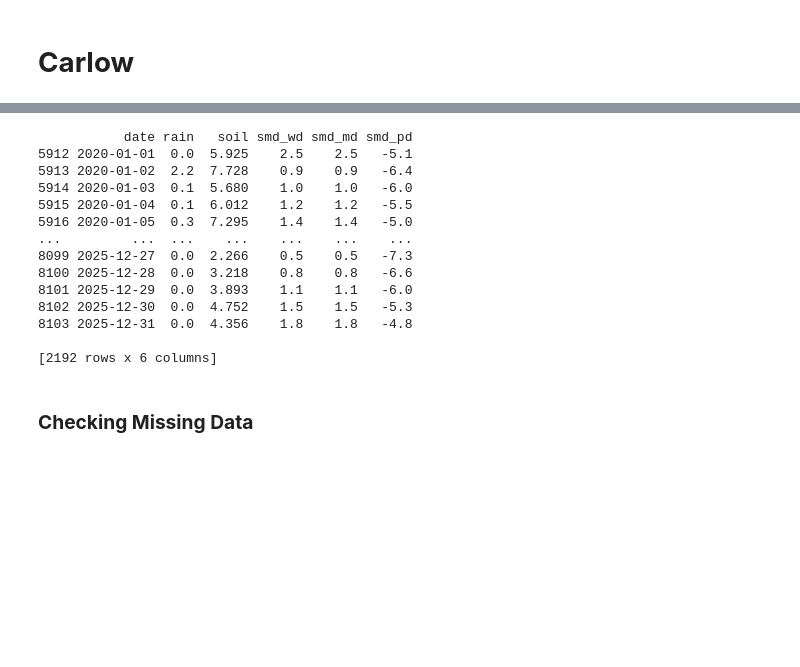
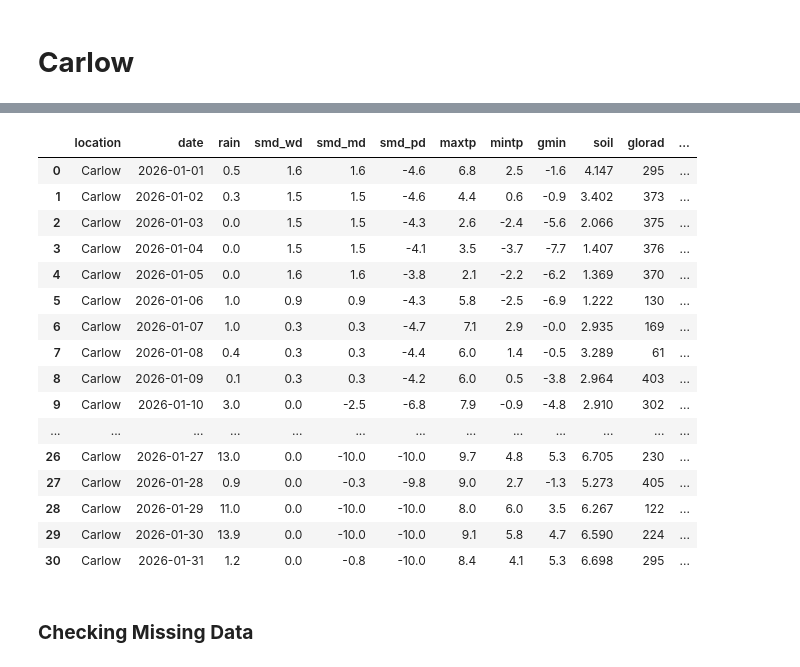
Before and after one commit to RYEONGRYEONG/NORA, a Jupyter notebook: notebooks/Project.ipynb, the cells around one changed output, grey strips where cells are left out. Drawn from its saved outputs; the diff is of its cells as text; code cells hidden in the pictures; blank space fills up the shorter version.

```diff
--- a/notebooks/Project.ipynb
+++ b/notebooks/Project.ipynb
@@ -31,2 +39,4 @@ df = pd.read_csv(file_path, skiprows=24)
 # %%
 df['date'] = pd.to_datetime(df['date'])
+df2026['date'] = pd.to_datetime(df2026['date'])
+print(df2026)
@@ -39,25 +69,36 @@ end_date = '2025-12-31'
 carlow_rain_recent = (df['date'] >= start_date) & (df['date'] <= end_date)
 # %%
 carlow_filtered = df.loc[carlow_rain_recent]
-# %%
-carlow_filtered = carlow_filtered[['date', 'rain', 'soil', 'smd_wd', 'smd_md', 'smd_pd']]
-# %%
-print(carlow_filtered)
-# %% [output]
-           date rain   soil smd_wd smd_md smd_pd
-5912 2020-01-01  0.0  5.925    2.5    2.5   -5.1
-5913 2020-01-02  2.2  7.728    0.9    0.9   -6.4
-5914 2020-01-03  0.1  5.680    1.0    1.0   -6.0
-5915 2020-01-04  0.1  6.012    1.2    1.2   -5.5
-5916 2020-01-05  0.3  7.295    1.4    1.4   -5.0
-...         ...  ...    ...    ...    ...    ...
-8099 2025-12-27  0.0  2.266    0.5    0.5   -7.3
-8100 2025-12-28  0.0  3.218    0.8    0.8   -6.6
-8101 2025-12-29  0.0  3.893    1.1    1.1   -6.0
-8102 2025-12-30  0.0  4.752    1.5    1.5   -5.3
-8103 2025-12-31  0.0  4.356    1.8    1.8   -4.8
-
-[2192 rows x 6 columns]
+# %%
+carlow_filtered = carlow_filtered[['date', 'rain', 'smd_wd', 'smd_md', 'smd_pd', 'maxtp', 'mintp', 'gmin', 'soil', 'glorad', 'cbl', 'pe', 'evap', 'wdsp', 'hm', 'ddhm', 'hg', 'ind']]
+carlow_filtered_2026 = df2026[['date', 'rain', 'smd_wd', 'smd_md', 'smd_pd', 'maxtp', 'mintp', 'gmin', 'soil', 'glorad', 'cbl', 'pe', 'evap', 'wdsp', 'hm', 'ddhm', 'hg', 'ind']]
+# %%
+carlow_filtered['location'] = 'Carlow'
+carlow_filtered_2026['location'] = 'Carlow'
+# %%
+cols = ['location'] + [c for c in carlow_filtered.columns if c != 'location']
+cols2 = ['location'] + [c for c in carlow_filtered_2026.columns if c != 'location']
+carlow_filtered = carlow_filtered[cols]
+carlow_filtered_2026 = carlow_filtered_2026[cols2]
+carlow_filtered_2026
+# %% [output]
+|  | location | date | rain | smd_wd | smd_md | smd_pd | maxtp | mintp | gmin | soil | glorad | ... |
+| 0 | Carlow | 2026-01-01 | 0.5 | 1.6 | 1.6 | -4.6 | 6.8 | 2.5 | -1.6 | 4.147 | 295 | ... |
+| 1 | Carlow | 2026-01-02 | 0.3 | 1.5 | 1.5 | -4.6 | 4.4 | 0.6 | -0.9 | 3.402 | 373 | ... |
+| 2 | Carlow | 2026-01-03 | 0.0 | 1.5 | 1.5 | -4.3 | 2.6 | -2.4 | -5.6 | 2.066 | 375 | ... |
+| 3 | Carlow | 2026-01-04 | 0.0 | 1.5 | 1.5 | -4.1 | 3.5 | -3.7 | -7.7 | 1.407 | 376 | ... |
+| 4 | Carlow | 2026-01-05 | 0.0 | 1.6 | 1.6 | -3.8 | 2.1 | -2.2 | -6.2 | 1.369 | 370 | ... |
+| 5 | Carlow | 2026-01-06 | 1.0 | 0.9 | 0.9 | -4.3 | 5.8 | -2.5 | -6.9 | 1.222 | 130 | ... |
+| 6 | Carlow | 2026-01-07 | 1.0 | 0.3 | 0.3 | -4.7 | 7.1 | 2.9 | -0.0 | 2.935 | 169 | ... |
+| 7 | Carlow | 2026-01-08 | 0.4 | 0.3 | 0.3 | -4.4 | 6.0 | 1.4 | -0.5 | 3.289 | 61 | ... |
+| 8 | Carlow | 2026-01-09 | 0.1 | 0.3 | 0.3 | -4.2 | 6.0 | 0.5 | -3.8 | 2.964 | 403 | ... |
+| 9 | Carlow | 2026-01-10 | 3.0 | 0.0 | -2.5 | -6.8 | 7.9 | -0.9 | -4.8 | 2.910 | 302 | ... |
+| ... | ... | ... | ... | ... | ... | ... | ... | ... | ... | ... | ... | ... |
+| 26 | Carlow | 2026-01-27 | 13.0 | 0.0 | -10.0 | -10.0 | 9.7 | 4.8 | 5.3 | 6.705 | 230 | ... |
+| 27 | Carlow | 2026-01-28 | 0.9 | 0.0 | -0.3 | -9.8 | 9.0 | 2.7 | -1.3 | 5.273 | 405 | ... |
+| 28 | Carlow | 2026-01-29 | 11.0 | 0.0 | -10.0 | -10.0 | 8.0 | 6.0 | 3.5 | 6.267 | 122 | ... |
+| 29 | Carlow | 2026-01-30 | 13.9 | 0.0 | -10.0 | -10.0 | 9.1 | 5.8 | 4.7 | 6.590 | 224 | ... |
+| 30 | Carlow | 2026-01-31 | 1.2 | 0.0 | -0.8 | -10.0 | 8.4 | 4.1 | 5.3 | 6.698 | 295 | ... |
 # %% [markdown]
 ### **Checking Missing Data**
 # %%
```
Also changed, not shown: parts of 30 cells of this notebook.
